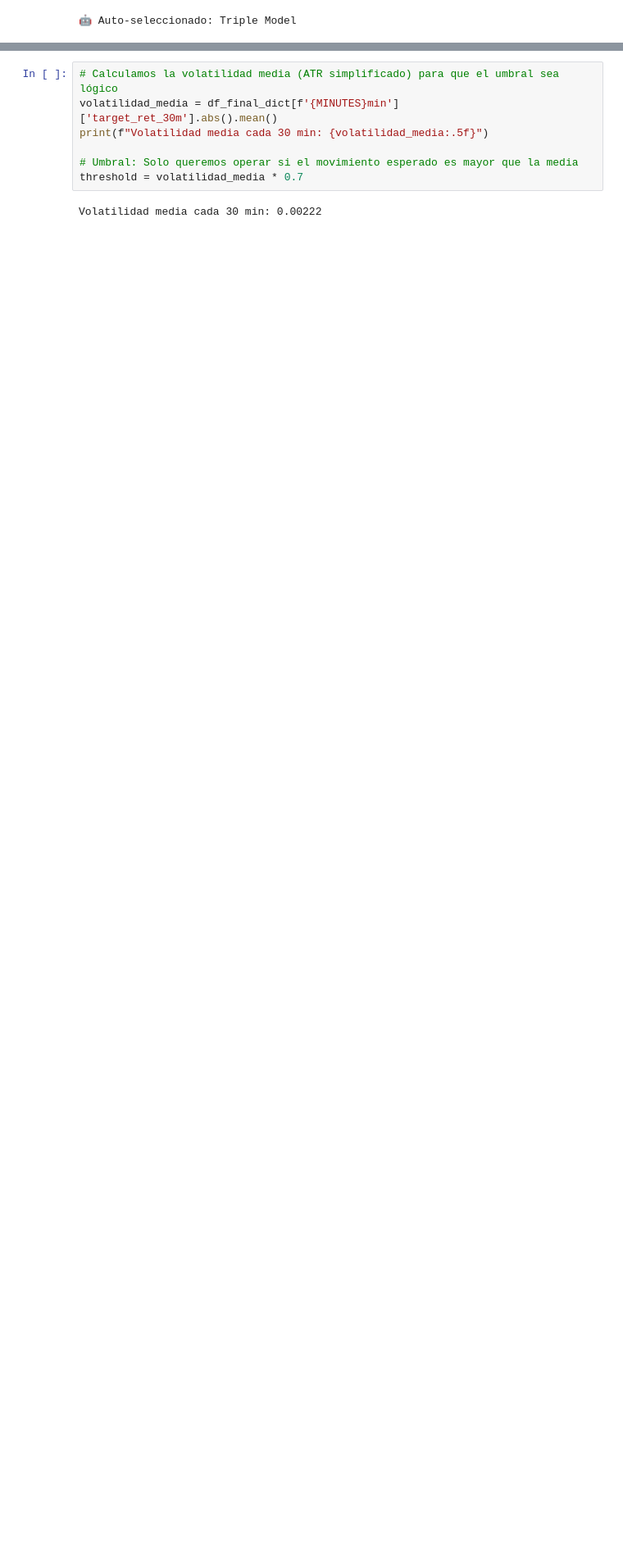
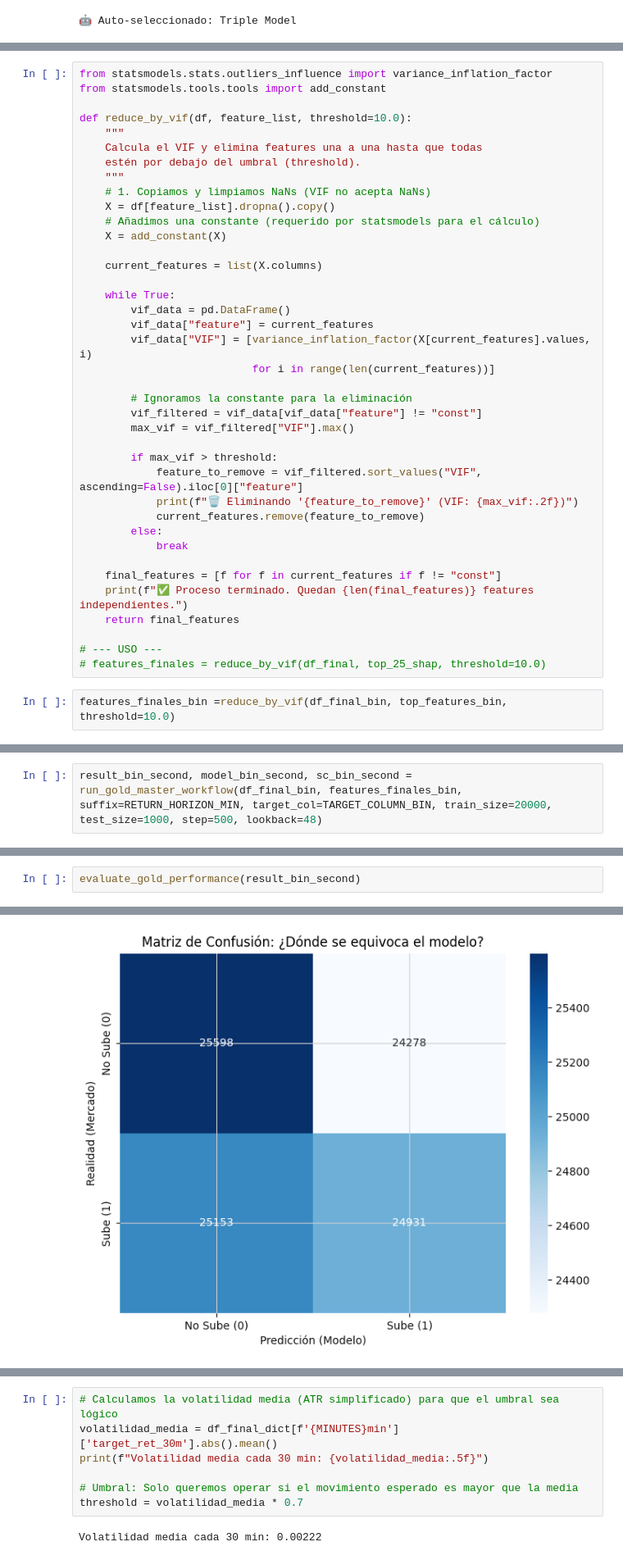
Before and after one commit to LijunZhou000/ML-Algorithmic-Trading, a Jupyter notebook: TradingBots/limipio/limpio.ipynb, the cells around one changed output, grey strips where cells are left out. Shown at 82% size. Cells and saved outputs as stored; diff of their text form; blank space fills up the shorter version.

```diff
--- a/TradingBots/limipio/limpio.ipynb
+++ b/TradingBots/limipio/limpio.ipynb
@@ -242,0 +314,41 @@ plot_trading_results(result_torch)
+# %%
+from statsmodels.stats.outliers_influence import variance_inflation_factor
+from statsmodels.tools.tools import add_constant
+
+def reduce_by_vif(df, feature_list, threshold=10.0):
+    """
+    Calcula el VIF y elimina features una a una hasta que todas
+    estén por debajo del umbral (threshold).
+    """
+    # 1. Copiamos y limpiamos NaNs (VIF no acepta NaNs)
+    X = df[feature_list].dropna().copy()
+    # Añadimos una constante (requerido por statsmodels para el cálculo)
+    X = add_constant(X)
+
+    current_features = list(X.columns)
+
+    while True:
+        vif_data = pd.DataFrame()
+        vif_data["feature"] = current_features
+        vif_data["VIF"] = [variance_inflation_factor(X[current_features].values, i)
+                           for i in range(len(current_features))]
+
+        # Ignoramos la constante para la eliminación
+        vif_filtered = vif_data[vif_data["feature"] != "const"]
+        max_vif = vif_filtered["VIF"].max()
+
+        if max_vif > threshold:
+            feature_to_remove = vif_filtered.sort_values("VIF", ascending=False).iloc[0]["feature"]
+            print(f"🗑️ Eliminando '{feature_to_remove}' (VIF: {max_vif:.2f})")
+            current_features.remove(feature_to_remove)
+        else:
+            break
+
+    final_features = [f for f in current_features if f != "const"]
+    print(f"✅ Proceso terminado. Quedan {len(final_features)} features independientes.")
+    return final_features
+
+# --- USO ---
+# features_finales = reduce_by_vif(df_final, top_25_shap, threshold=10.0)
+# %%
+features_finales_bin =reduce_by_vif(df_final_bin, top_features_bin, threshold=10.0)
@@ -242,0 +372,2 @@ plot_trading_results(result_torch)
+# %%
+result_bin_second, model_bin_second, sc_bin_second = run_gold_master_workflow(df_final_bin, features_finales_bin, suffix=RETURN_HORIZON_MIN, target_col=TARGET_COLUMN_BIN, train_size=20000, test_size=1000, step=500, lookback=48)
@@ -242,0 +376,3 @@ plot_trading_results(result_torch)
+# %%
+evaluate_gold_performance(result_bin_second)
+# %% [output]
@@ -242,0 +388 @@ plot_trading_results(result_torch)
+[figure, added]
```
Also changed, not shown: parts of 17 cells of this notebook.
